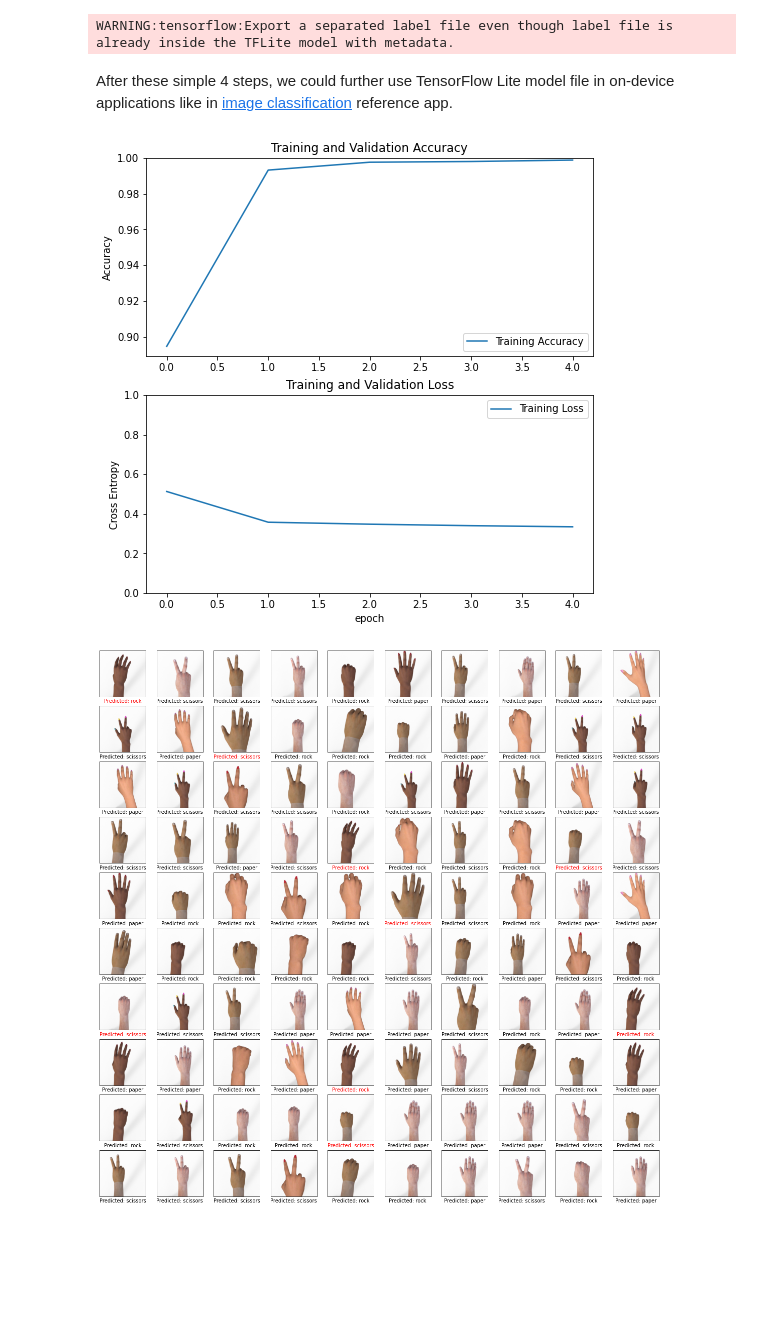
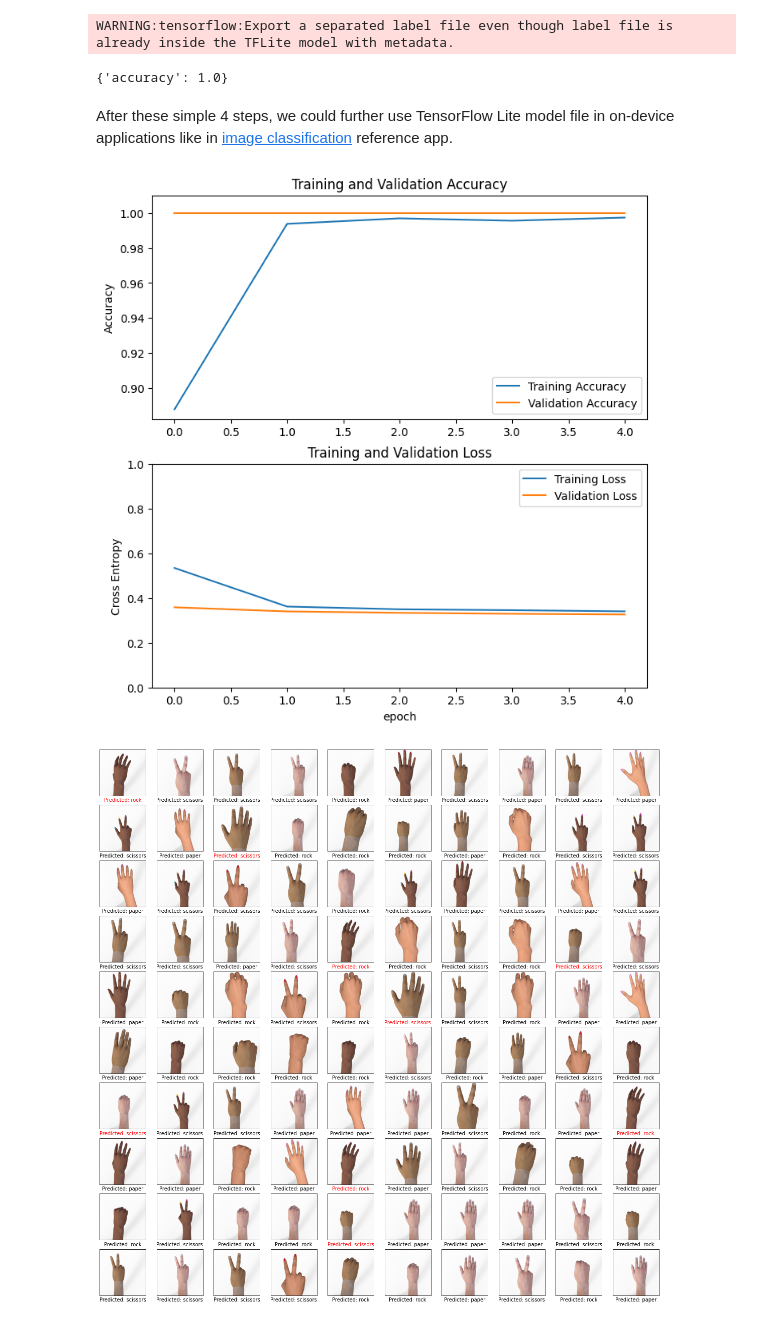
Before and after one commit to ZackreeB/tflite-pi, a Jupyter notebook: Model_Maker_Image_Classification_yw.ipynb, the cells around one changed output. Saved outputs shown, nothing was run; the diff lists cells and outputs as text; code cells hidden in the pictures; blank space fills up the shorter version.

```diff
--- a/Model_Maker_Image_Classification_yw.ipynb
+++ b/Model_Maker_Image_Classification_yw.ipynb
@@ -132,3 +183,3 @@ Step 2. Customize the TensorFlow model.
 # %%
-model = image_classifier.create(train_data,validation_data=val_data, epochs=5)   # deault epochs=5.
+model = image_classifier.create(train_data,validation_data=val_data, model_spec=model_spec.get('efficientnet_lite0'), epochs=5)   # deault epochs=5.
 # %% [output]
@@ -169,38 +220,44 @@ model.export(export_dir='.', tflite_filename='rps.tflite', \
                 export_format=[ExportFormat.LABEL, ExportFormat.TFLITE])
 # %% [output]
 WARNING:tensorflow:Export a separated label file even though label file is already inside the TFLite model with metadata.
+# %%
+# model.evaluate_tflite('model.tflite', test_data)
+model_name = 'rps.tflite'
+model.evaluate_tflite(model_name, test_data) #take a little bit long time ~ 10 min
+# %% [output]
+{'accuracy': 1.0}
 # %% [markdown]
 After these simple 4 steps, we could further use TensorFlow Lite model file in on-device applications like in [image classification](https://github.com/tensorflow/examples/tree/master/lite/examples/image_classification) reference app.
 # %%
 hist=model.history
 
 acc = hist.history['accuracy']
-#val_acc = hist.history['val_accuracy']
+val_acc = hist.history['val_accuracy']
 loss = hist.history['loss']
-#val_loss = hist.history['val_loss']
+val_loss = hist.history['val_loss']
 
 epochs = range(len(acc))
 
 plt.figure(figsize=(8, 8))
 plt.subplot(2, 1, 1)
 plt.plot(acc, label='Training Accuracy')
-#plt.plot(val_acc, label='Validation Accuracy')
+plt.plot(val_acc, label='Validation Accuracy')
 plt.legend(loc='lower right')
 plt.ylabel('Accuracy')
-plt.ylim([min(plt.ylim()),1])
+plt.ylim([min(plt.ylim()),1.01])
 plt.title('Training and Validation Accuracy')
 
 plt.subplot(2, 1, 2)
 plt.plot(loss, label='Training Loss')
-#plt.plot(val_loss, label='Validation Loss')
+plt.plot(val_loss, label='Validation Loss')
 plt.legend(loc='upper right')
 plt.ylabel('Cross Entropy')
 plt.ylim([0,1.0])
 plt.title('Training and Validation Loss')
 plt.xlabel('epoch')
 plt.show()
 # %% [output]
-[figure, old version]
+[figure, new version]
 # %%
 # A helper function that returns 'red'/'black' depending on if its two input
 # parameter matches or not.
```
Also changed, not shown: parts of 11 cells of this notebook.
